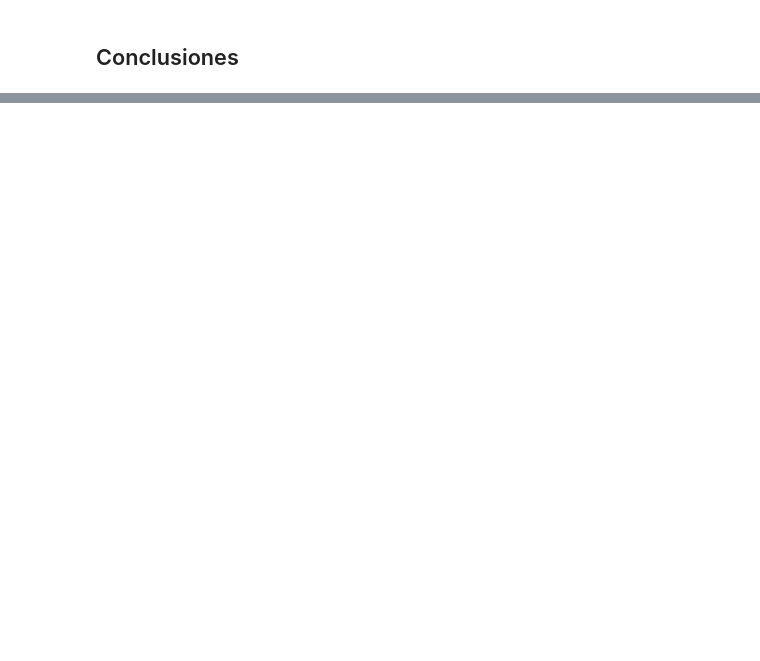
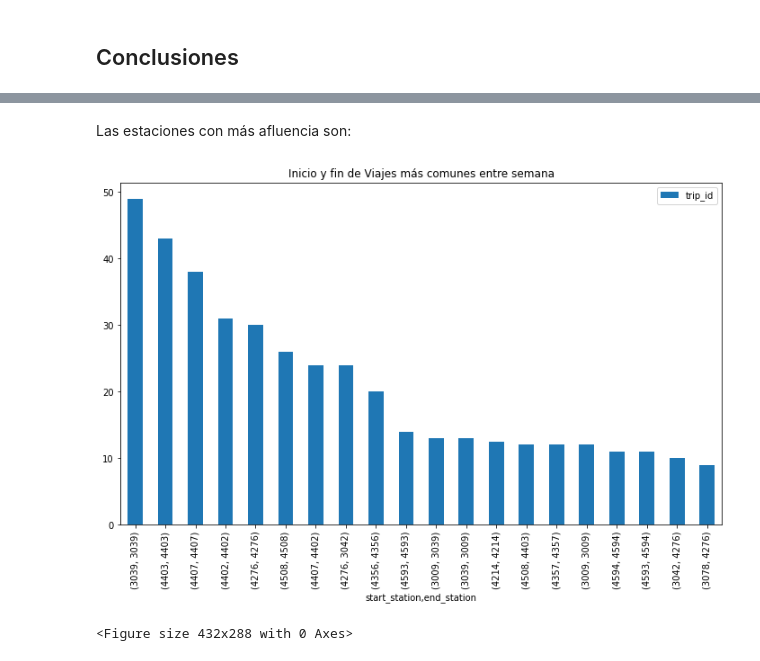
Before and after one commit to alexrods/Bicycles-LA-Analysis, a Jupyter notebook: ds_test_EDA.ipynb, the cells around one changed output, grey strips where cells are left out. Cells and saved outputs as stored; diff of their text form; code cells hidden in the pictures; blank space fills up the shorter version.

```diff
--- a/ds_test_EDA.ipynb
+++ b/ds_test_EDA.ipynb
@@ -466,0 +466,19 @@ Pero hay 7 transacciones donde se superan los 10 viajes promedios al día, y en
+# %%
+weekday = trayectory_analysis[trayectory_analysis['day'] < 5]
+weekend = trayectory_analysis[trayectory_analysis['day'] > 4]
+# %% [markdown]
+Las estaciones con más afluencia son:
+# %%
+group_weekday = weekday.groupby(['date', 'start_station', 'end_station'])[['trip_id']].count()
+group_weekday.reset_index(inplace=True)
+# %%
+start_end_trips_b_station = group_weekday.groupby(['start_station', 'end_station'])[['trip_id']].mean()
+# %%
+start_end_trips_b_station.sort_values(by='trip_id', ascending=False, inplace=True)
+# %%
+start_end_trips_b_station[:20].plot(kind='bar', figsize=(12, 7), title="Inicio y fin de Viajes más comunes entre semana")
+plt.show()
+plt.savefig('images/startrip_weekday', dpi=400, bbox_inches='tight')
+# %% [output]
+[figure, added]
+<Figure size 432x288 with 0 Axes>
```
Also changed, not shown: parts of 71 cells of this notebook.
